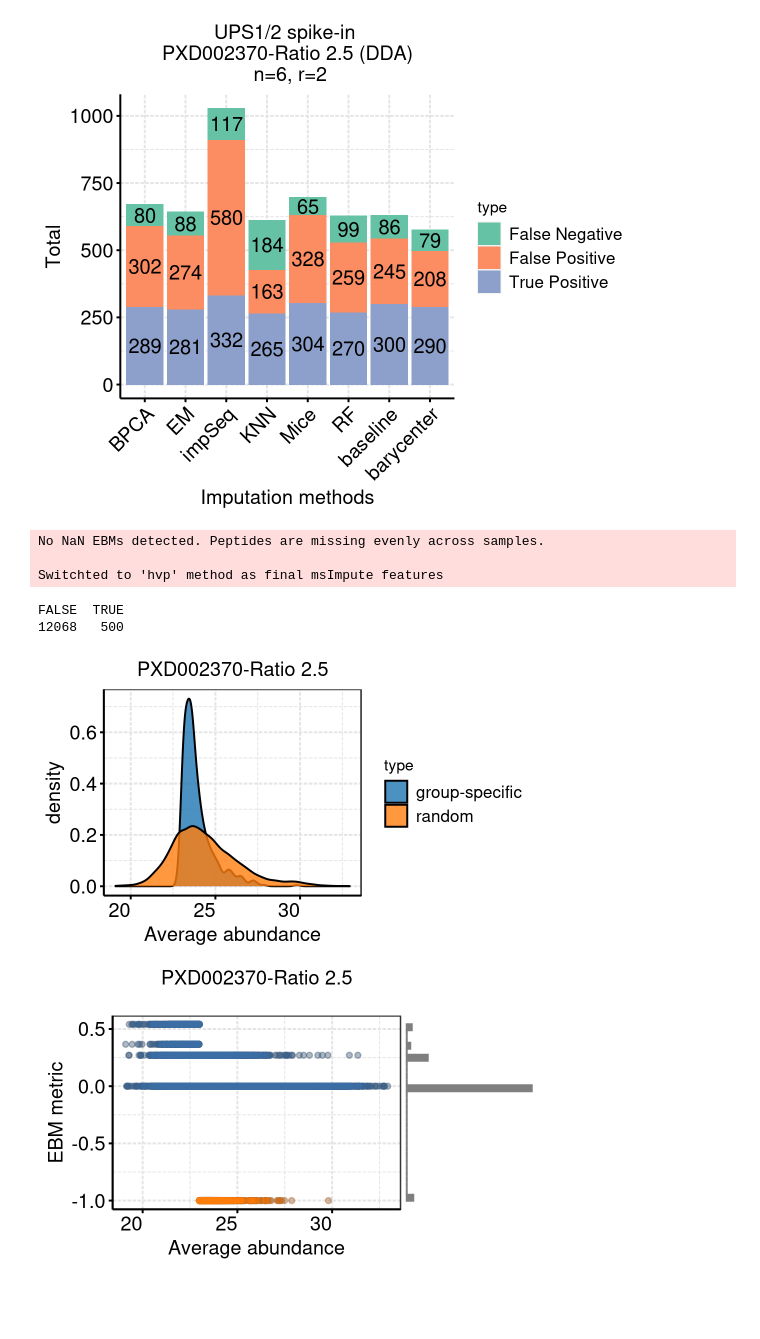
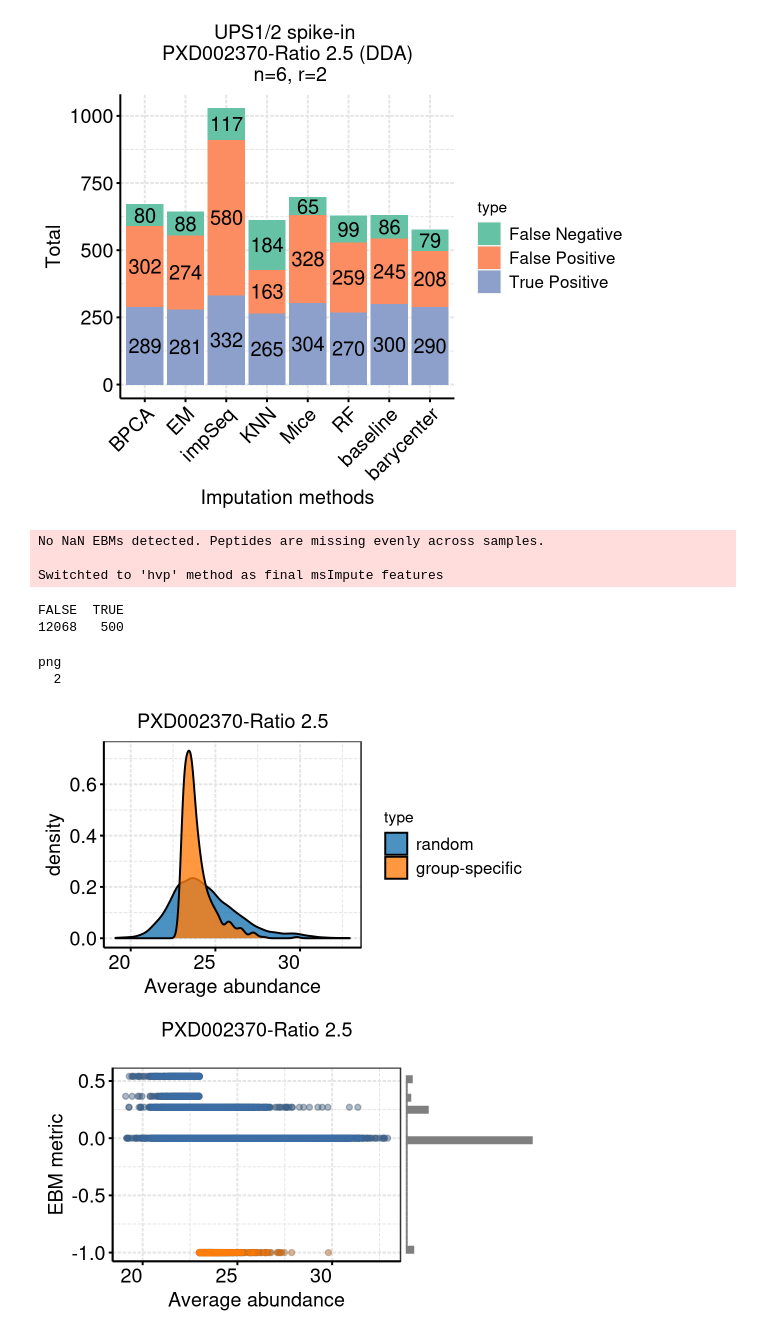
Before and after one commit to DavisLaboratory/msImpute-reproducibility, a Jupyter notebook: figures/pxd002370_ratio2pt5_ups_spikeIn_dda.ipynb, the cells around one changed output. Saved outputs shown, nothing was run; the diff lists cells and outputs as text; code cells hidden in the pictures; blank space fills up the shorter version.

```diff
--- a/figures/pxd002370_ratio2pt5_ups_spikeIn_dda.ipynb
+++ b/figures/pxd002370_ratio2pt5_ups_spikeIn_dda.ipynb
@@ -365,43 +365,46 @@ library(ggExtra)
 ggdat <- data.frame(hdp)
 ggdat$metric <- ebms
 ggdat$type <- ifelse(ggdat$metric == -1, "group-specific","random")
+ggdat$type <- factor(ggdat$type, levels= c("random","group-specific"))
 
-# png(file = "~/hist_missingtype_PXD002370_Ratio2pt5.png",
-#     width=5,height=3,units="in",res=1200)
+png(file = "~/hist_missingtype_PXD002370_Ratio2pt5.png",
+    width=5,height=3,units="in",res=1200)
 
 p <- ggplot(ggdat, aes(x=AveExpr, fill = type)) +
   geom_density(alpha = 0.8) + scale_fill_d3() +
   theme_bw() + labs(title = "PXD002370-Ratio 2.5", x="Average abundance")  +
   theme(axis.text.y = element_text(hjust = 1, size=14, color = "black"),
       axis.text.x = element_text(hjust=1, size = 14, color= "black"),
                 strip.text.x = element_text(size=14),
                 plot.title = element_text(hjust = 0.5, size = 14),
       axis.title=element_text(size=14),
       panel.background = element_rect(fill = "white",
                                 colour = "white",
                                 size = 3, linetype = "solid"),
   panel.grid.major = element_line(#size = 3,
                                   linetype = 'longdash',
                                 colour = "grey90"),
   panel.grid.minor = element_line(#size = 3,
                                   linetype = 'longdash',
                                 colour = "grey90"),
       axis.line = element_line(colour = "black"),
       axis.ticks = element_line(colour = "black"),
       legend.text=element_text(size=12)
                 #legend.position = "none"
      )
 
-# print(p)
-# dev.off()
+print(p)
+dev.off()
 p
 # %% [output]
 No NaN EBMs detected. Peptides are missing evenly across samples.
 
 Switchted to 'hvp' method as final msImpute features
 FALSE  TRUE
 12068   500
+png
+  2
-[figure, old version]
+[figure, new version]
 # %%
 fig.size(3,5)
 
```
Also changed, not shown: 5 other files.
